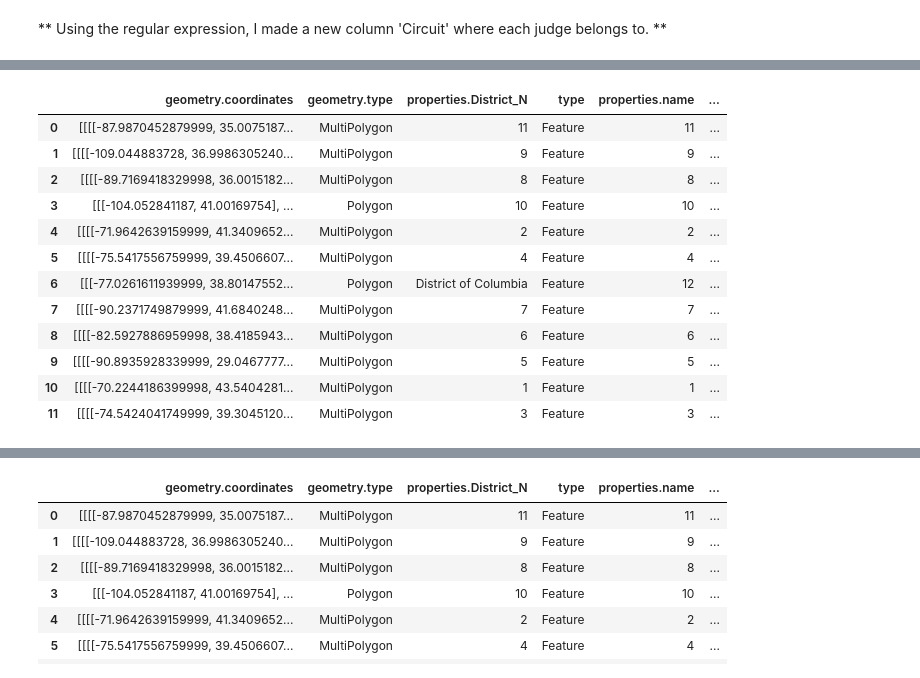
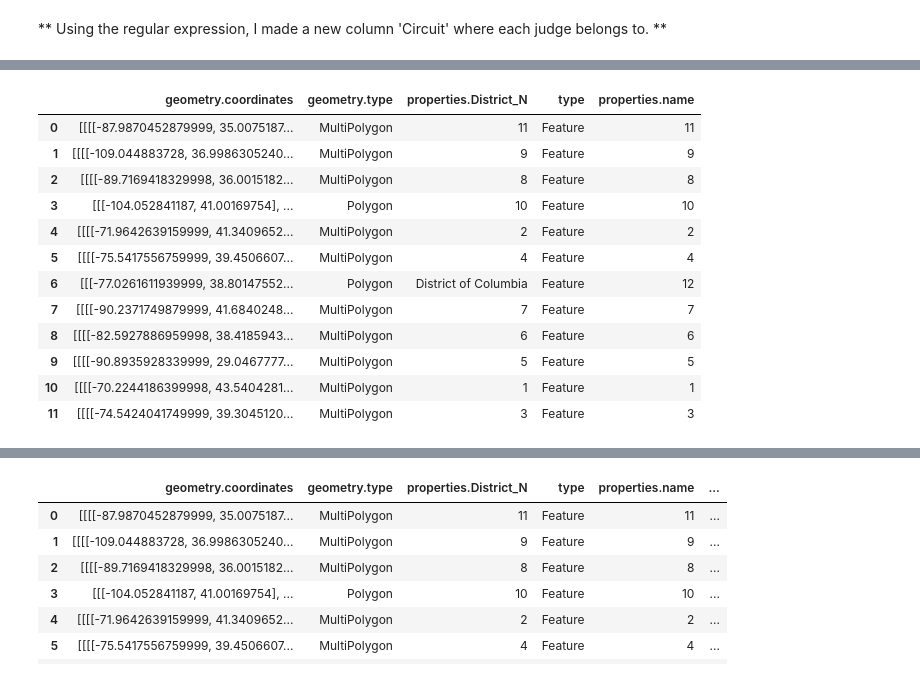
Before and after one commit to kidaemon/database, a Jupyter notebook: Federal_Courts_final.ipynb, the cells around one changed output, grey strips where cells are left out. Drawn from its saved outputs; the diff is of its cells as text; code cells hidden in the pictures.

```diff
--- a/Federal_Courts_final.ipynb
+++ b/Federal_Courts_final.ipynb
@@ -183,20 +133,19 @@ with open('US_12_Dist.json') as json_data:
 # %%
 df = pd.DataFrame.from_dict(json_normalize(geometry_data['features']), orient='columns')
 df['properties.name'] = df['properties.District_N'].str.replace('District of Columbia', '12')
 df['properties.name'] = df['properties.name'].astype(int)
-df['properties.headline'] = ['Eleventh Circuit', 'Ninth Circuit', 'Eighth Circuit', 'Tenth Circuit', 'Second Circuit', 'Fourth Circuit', 'District of Colombia', 'Seventh Circuit', 'Sixth Circuit', 'Fifth Circuit', 'First Circuit', 'Third Circuit']
 df
 # %% [output]
-|  | geometry.coordinates | geometry.type | properties.District_N | type | properties.name | ... |
-| 0 | [[[[-87.9870452879999, 35.0075187... | MultiPolygon | 11 | Feature | 11 | ... |
-| 1 | [[[[-109.044883728, 36.9986305240... | MultiPolygon | 9 | Feature | 9 | ... |
-| 2 | [[[[-89.7169418329998, 36.0015182... | MultiPolygon | 8 | Feature | 8 | ... |
-| 3 | [[[-104.052841187, 41.00169754], ... | Polygon | 10 | Feature | 10 | ... |
-| 4 | [[[[-71.9642639159999, 41.3409652... | MultiPolygon | 2 | Feature | 2 | ... |
-| 5 | [[[[-75.5417556759999, 39.4506607... | MultiPolygon | 4 | Feature | 4 | ... |
-| 6 | [[[-77.0261611939999, 38.80147552... | Polygon | District of Columbia | Feature | 12 | ... |
-| 7 | [[[[-90.2371749879999, 41.6840248... | MultiPolygon | 7 | Feature | 7 | ... |
-| 8 | [[[[-82.5927886959998, 38.4185943... | MultiPolygon | 6 | Feature | 6 | ... |
-| 9 | [[[[-90.8935928339999, 29.0467777... | MultiPolygon | 5 | Feature | 5 | ... |
-| 10 | [[[[-70.2244186399998, 43.5404281... | MultiPolygon | 1 | Feature | 1 | ... |
-| 11 | [[[[-74.5424041749999, 39.3045120... | MultiPolygon | 3 | Feature | 3 | ... |
+|  | geometry.coordinates | geometry.type | properties.District_N | type | properties.name |
+| 0 | [[[[-87.9870452879999, 35.0075187... | MultiPolygon | 11 | Feature | 11 |
+| 1 | [[[[-109.044883728, 36.9986305240... | MultiPolygon | 9 | Feature | 9 |
+| 2 | [[[[-89.7169418329998, 36.0015182... | MultiPolygon | 8 | Feature | 8 |
+| 3 | [[[-104.052841187, 41.00169754], ... | Polygon | 10 | Feature | 10 |
+| 4 | [[[[-71.9642639159999, 41.3409652... | MultiPolygon | 2 | Feature | 2 |
+| 5 | [[[[-75.5417556759999, 39.4506607... | MultiPolygon | 4 | Feature | 4 |
+| 6 | [[[-77.0261611939999, 38.80147552... | Polygon | District of Columbia | Feature | 12 |
+| 7 | [[[[-90.2371749879999, 41.6840248... | MultiPolygon | 7 | Feature | 7 |
+| 8 | [[[[-82.5927886959998, 38.4185943... | MultiPolygon | 6 | Feature | 6 |
+| 9 | [[[[-90.8935928339999, 29.0467777... | MultiPolygon | 5 | Feature | 5 |
+| 10 | [[[[-70.2244186399998, 43.5404281... | MultiPolygon | 1 | Feature | 1 |
+| 11 | [[[[-74.5424041749999, 39.3045120... | MultiPolygon | 3 | Feature | 3 |
```
Also changed, not shown: parts of 62 cells of this notebook, 3 other files.
